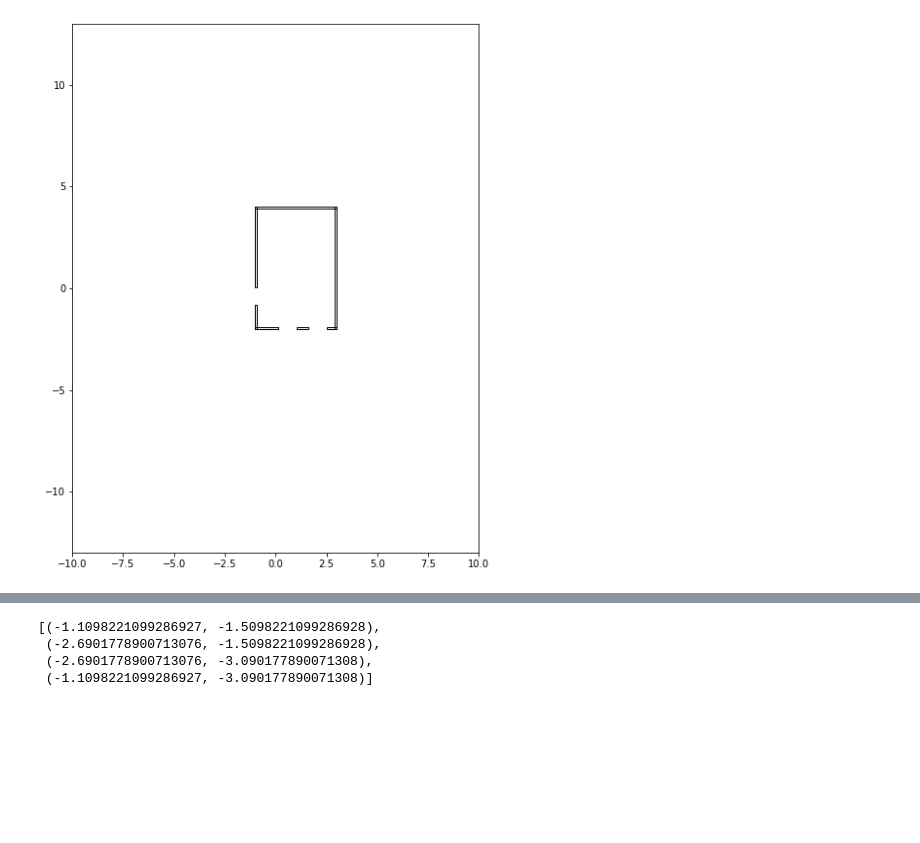
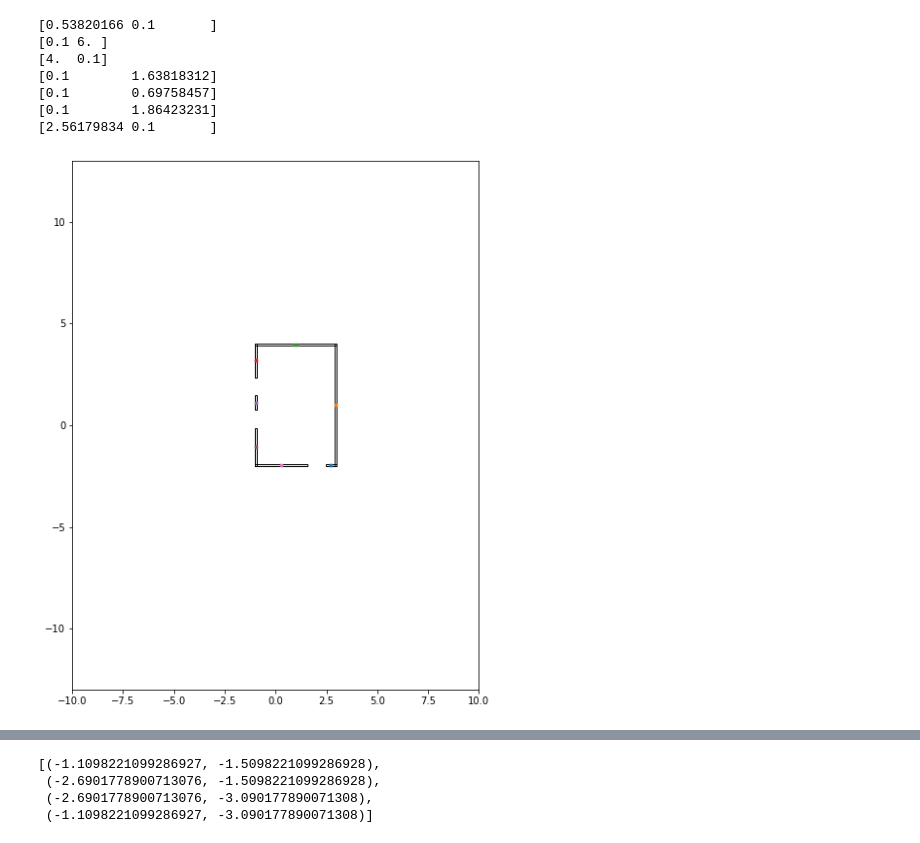
Before and after one commit to Makuh17/navrep, a Jupyter notebook: jupyter_tests/Room generation.ipynb, the cells around one changed output, grey strips where cells are left out. Drawn from its saved outputs; the diff is of its cells as text; code cells hidden in the pictures; blank space fills up the shorter version.

```diff
--- a/jupyter_tests/Room generation.ipynb
+++ b/jupyter_tests/Room generation.ipynb
@@ -112,9 +110,10 @@ for r in plot_rooms:
             #ax.add_patch(polygon)
             #ax.plot(r.door[0][0][:,0], r.door[0][0][:,1], '.')
         for p in rect:
+            centre = np.mean(p, axis= 0)
             polygon = Polygon(np.array(p), fill=False)
             ax.add_patch(polygon)
-            #ax.plot(r.door[0][0][:,0], r.door[0][0][:,1], '.')
+            ax.plot(centre[0], centre[1], '.')
     else:
         polygon = Polygon(r.get_vert(), fill=False)
         ax.add_patch(polygon)
@@ -135,19 +134,30 @@ test_room.add_door()
 # %%
 fig, ax = plt.subplots(figsize=[10,10])
 poly, rect = test_room.get_polygons()
 #for p in poly:
     #polygon = Polygon(p, fill=False)
     #ax.add_patch(polygon)
 for r in rect:
+    centre = np.mean(r, axis= 0)
+    dim = np.max(r, axis=0)-np.min(r,axis=0)
+    print(dim)
     polygon = Polygon(r, fill=False)
     ax.add_patch(polygon)
+    ax.plot(centre[0], centre[1], '.')
 
 plt.xlim([-10,10])
 plt.ylim([-13,13])
 ax.set_aspect('equal', 'box')
 plt.show()
 # %% [output]
+[0.53820166 0.1       ]
+[0.1 6. ]
+[4.  0.1]
+[0.1        1.63818312]
+[0.1        0.69758457]
+[0.1        1.86423231]
+[2.56179834 0.1       ]
-[figure, old version]
+[figure, new version]
 # %%
 env = NavRepTrainEnv(silent=True, scenario='test', adaptive=False)
 #env.soadrl_sim.human_num = 5
```
Also changed, not shown: parts of 5 cells of this notebook, 2 other files.
